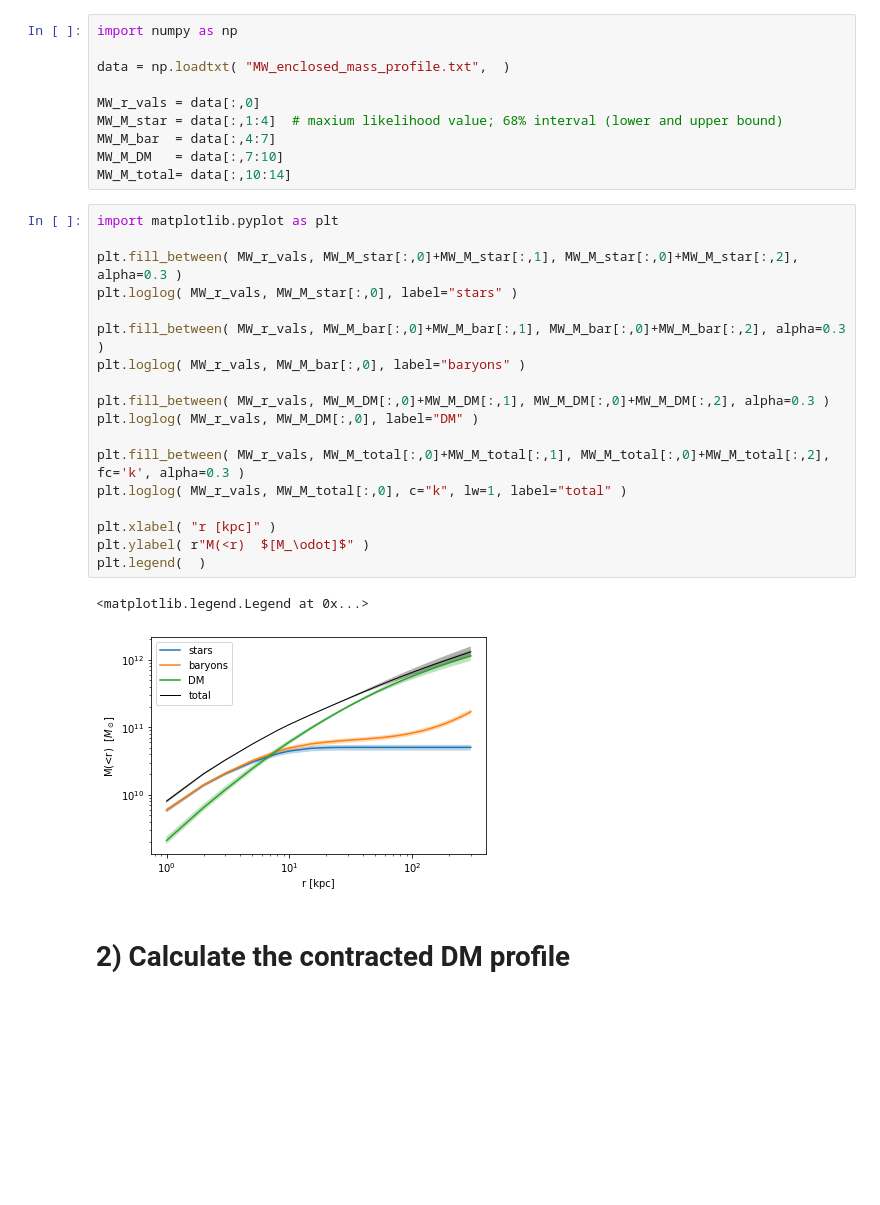
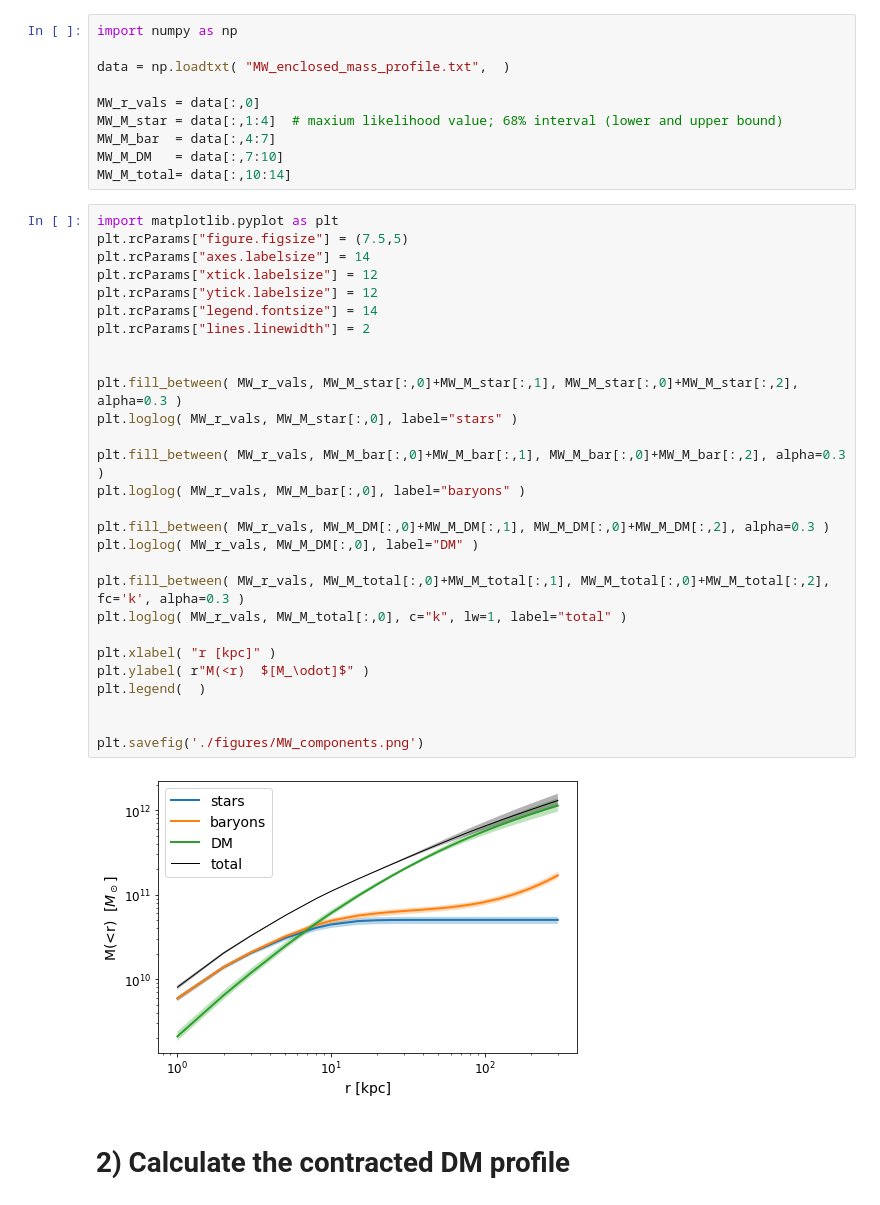
Before and after one commit to MariusCautun/Milky_Way_mass_profile, a Jupyter notebook: example_notebook.ipynb, the cells around one changed output. Saved outputs shown, nothing was run; the diff lists cells and outputs as text; blank space fills up the shorter version.

```diff
--- a/example_notebook.ipynb
+++ b/example_notebook.ipynb
@@ -12,25 +12,34 @@ MW_M_DM   = data[:,7:10]
 MW_M_total= data[:,10:14]
 # %%
 import matplotlib.pyplot as plt
+plt.rcParams["figure.figsize"] = (7.5,5)
+plt.rcParams["axes.labelsize"] = 14
+plt.rcParams["xtick.labelsize"] = 12
+plt.rcParams["ytick.labelsize"] = 12
+plt.rcParams["legend.fontsize"] = 14
+plt.rcParams["lines.linewidth"] = 2
+
 
 plt.fill_between( MW_r_vals, MW_M_star[:,0]+MW_M_star[:,1], MW_M_star[:,0]+MW_M_star[:,2], alpha=0.3 )
 plt.loglog( MW_r_vals, MW_M_star[:,0], label="stars" )
 
 plt.fill_between( MW_r_vals, MW_M_bar[:,0]+MW_M_bar[:,1], MW_M_bar[:,0]+MW_M_bar[:,2], alpha=0.3 )
 plt.loglog( MW_r_vals, MW_M_bar[:,0], label="baryons" )
 
 plt.fill_between( MW_r_vals, MW_M_DM[:,0]+MW_M_DM[:,1], MW_M_DM[:,0]+MW_M_DM[:,2], alpha=0.3 )
 plt.loglog( MW_r_vals, MW_M_DM[:,0], label="DM" )
 
 plt.fill_between( MW_r_vals, MW_M_total[:,0]+MW_M_total[:,1], MW_M_total[:,0]+MW_M_total[:,2], fc='k', alpha=0.3 )
 plt.loglog( MW_r_vals, MW_M_total[:,0], c="k", lw=1, label="total" )
 
 plt.xlabel( "r [kpc]" )
 plt.ylabel( r"M(<r)  $[M_\odot]$" )
 plt.legend(  )
+
+
+plt.savefig('./figures/MW_components.png')
 # %% [output]
-<matplotlib.legend.Legend at 0x...>
-[figure, old version]
+[figure, new version]
 # %% [markdown]
 # 2) Calculate the contracted DM profile
 # %% [markdown]
```
Also changed, not shown: parts of 4 cells of this notebook, 6 other files.
